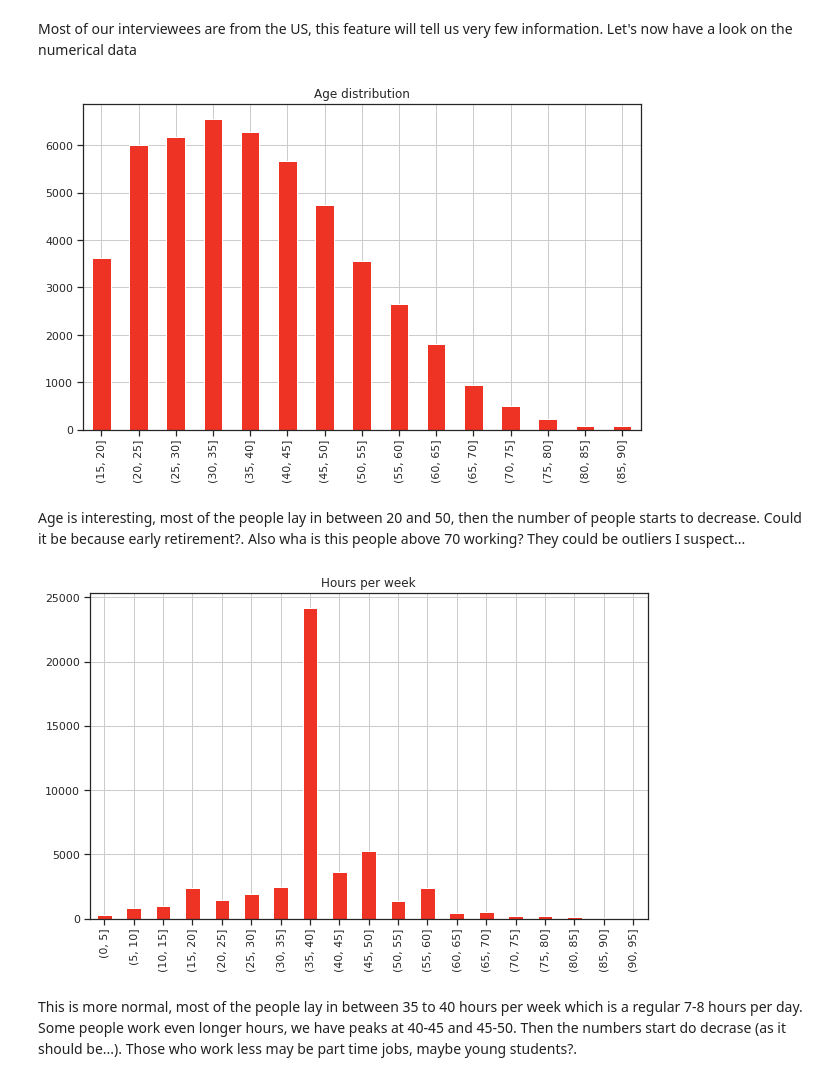
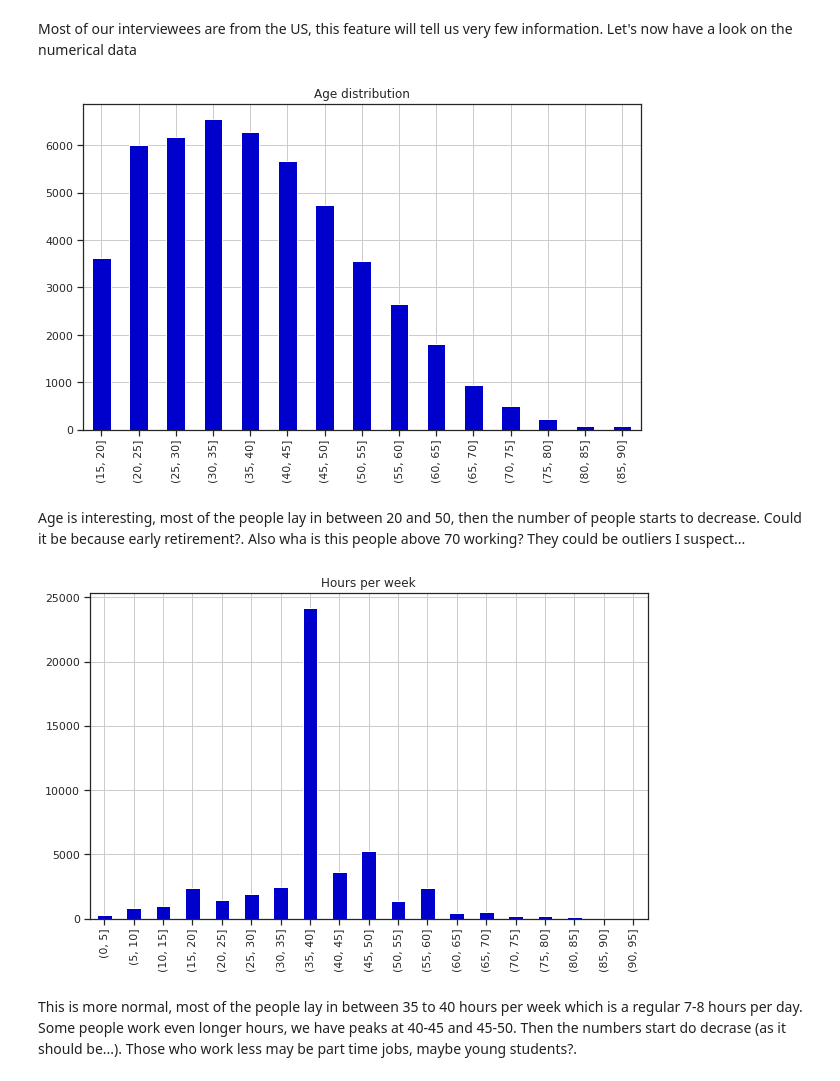
Before and after one commit to SebastiaAgramunt/DataScience, a Jupyter notebook: notebooks/1_Salary_Prediction.ipynb, the cells around one changed output. Saved outputs shown, nothing was run; the diff lists cells and outputs as text; code cells hidden in the pictures.

```diff
--- a/notebooks/1_Salary_Prediction.ipynb
+++ b/notebooks/1_Salary_Prediction.ipynb
@@ -180,20 +180,20 @@ Most of our interviewees are from the US, this feature will tell us very few inf
 # %%
 #first we create the bins, in our case partition the age from 0 to 125 in steps of 5
 bins = list(range(15,95,5))
 #then we name the bins, we can say the same but converting them to string
 group_names = list(map(str,bins))
 tmp = df.copy()
 tmp['age_bin'] = pd.cut(tmp['age'], bins)
 
 plt.clf()
 plt.title("Age distribution")
 tmp.age_bin.value_counts().sort_index().plot(kind = "bar",
-                                             color = '#EE3224',
+                                             color = '#0000CD',
                                              figsize = (10,6),
                                              grid = True)
 plt.show()
 # %% [output]
-[figure, old version]
+[figure, new version]
 # %% [markdown]
 Age is interesting, most of the people lay in between 20 and 50, then the number of people starts to decrease. Could it be because early retirement?. Also wha is this people above 70 working? They could be outliers I suspect...
 # %%
@@ -206,11 +206,11 @@ tmp['hours_per_week_bin'] = pd.cut(tmp['hours-per-week'], bins)
 plt.clf()
 plt.title("Hours per week")
 tmp.hours_per_week_bin.value_counts().sort_index().plot(kind = "bar",
-                                             color = '#EE3224',
+                                             color = '#0000CD',
                                              figsize = (10,6),
                                              grid = True)
 plt.show()
 # %% [output]
-[figure, old version]
+[figure, new version]
 # %% [markdown]
 This is more normal, most of the people lay in between 35 to 40 hours per week which is a regular 7-8 hours per day. Some people work even longer hours, we have peaks at 40-45 and 45-50. Then the numbers start do decrase (as it should be...). Those who work less may be part time jobs, maybe young students?.
```
Also changed, not shown: 1 other file.
